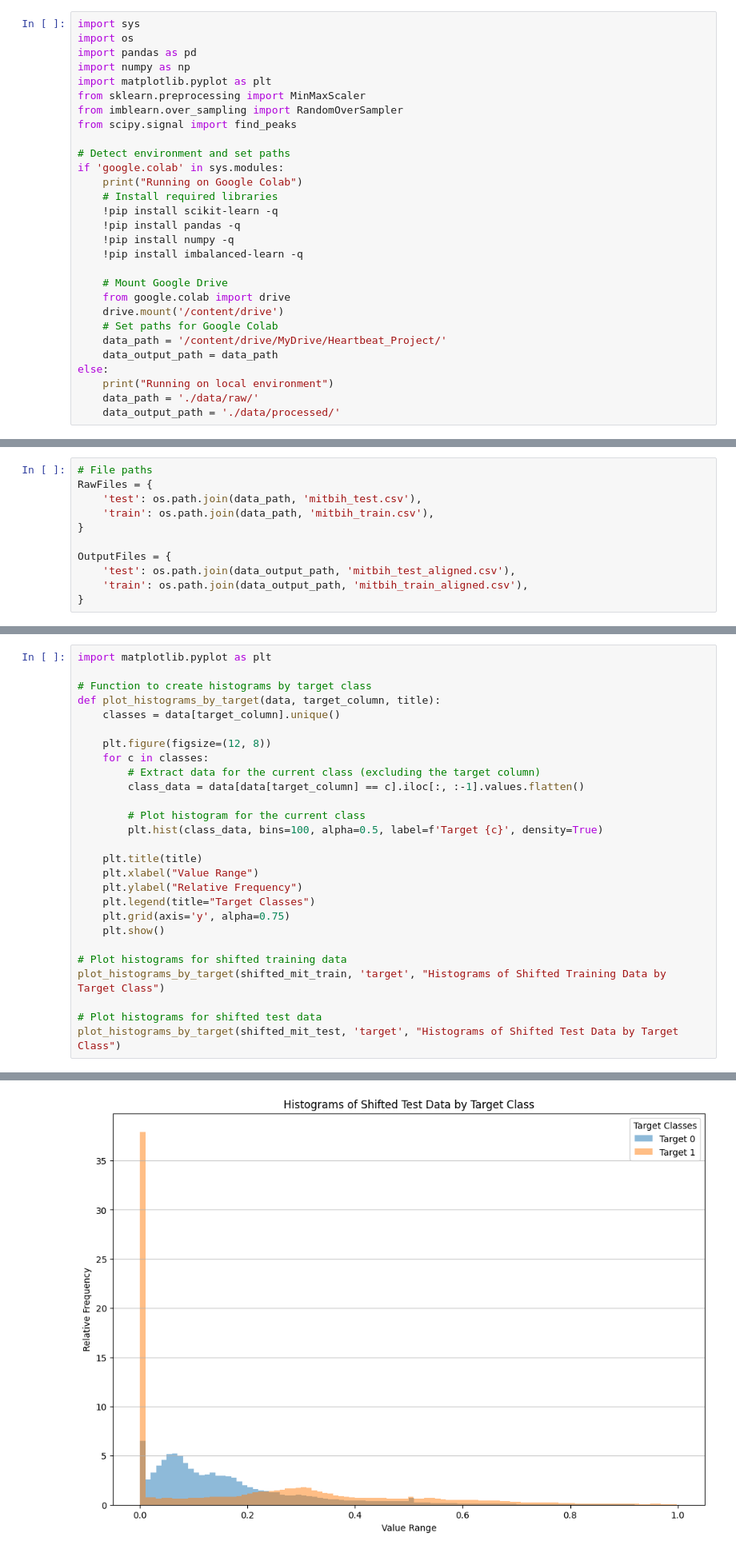
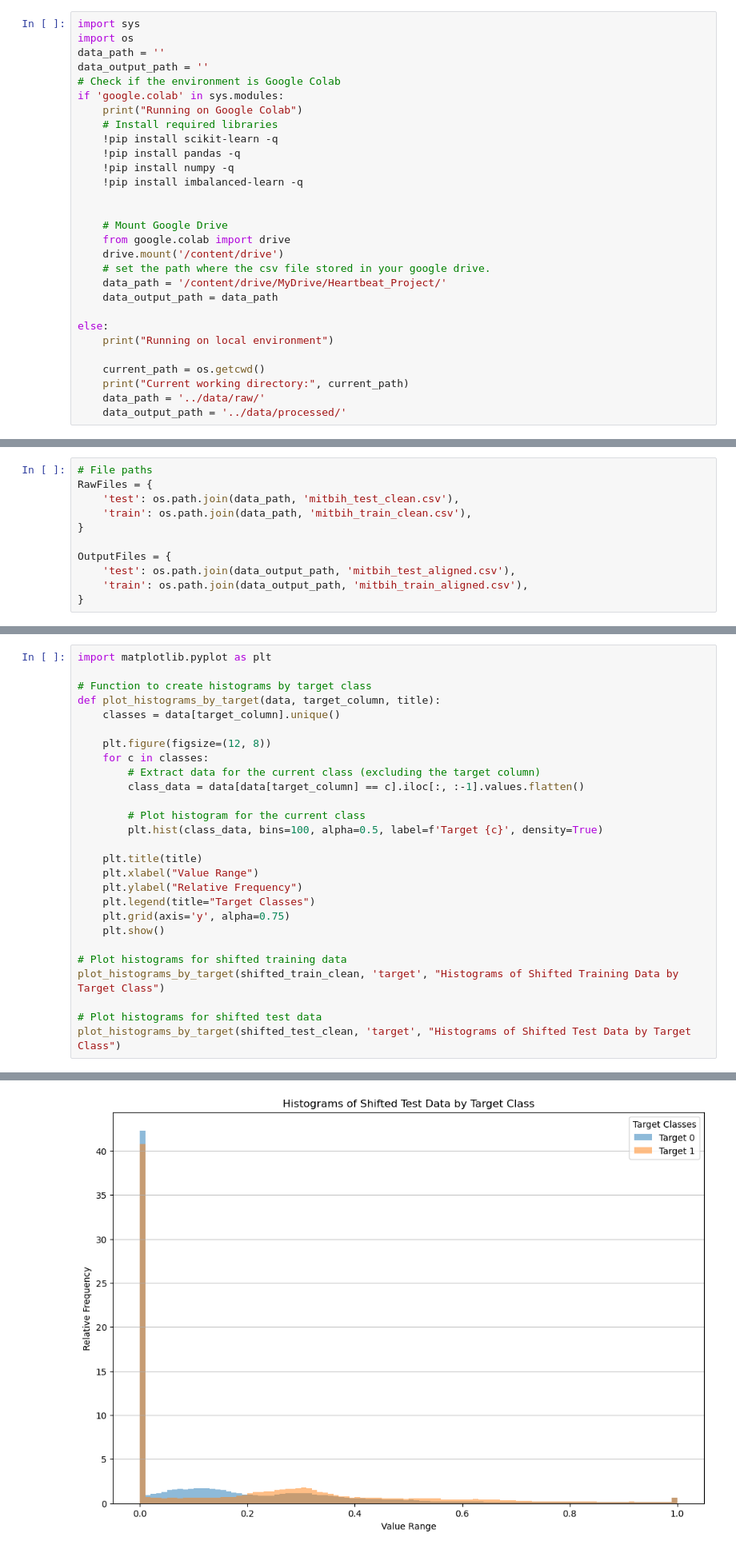
Before and after one commit to Ping-YUAN/heartbeat-analysis-ai, a Jupyter notebook: notebooks/preprocessing_mit_shift_minmax_oversampling.ipynb, the cells around one changed output, grey strips where cells are left out. Shown: that part at 80% size. Drawn from its saved outputs; the diff is of its cells as text.

Commit message:
hotfix shift

```diff
--- a/notebooks/preprocessing_mit_shift_minmax_oversampling.ipynb
+++ b/notebooks/preprocessing_mit_shift_minmax_oversampling.ipynb
@@ -20,14 +20,9 @@ mitbih_test_shift_minmax_oversampling.csv
 # %%
 import sys
 import os
-import pandas as pd
-import numpy as np
-import matplotlib.pyplot as plt
-from sklearn.preprocessing import MinMaxScaler
-from imblearn.over_sampling import RandomOverSampler
-from scipy.signal import find_peaks
-
-# Detect environment and set paths
+data_path = ''
+data_output_path = ''
+# Check if the environment is Google Colab
 if 'google.colab' in sys.modules:
     print("Running on Google Colab")
     # Install required libraries
@@ -36,15 +31,20 @@ if 'google.colab' in sys.modules:
     !pip install numpy -q
     !pip install imbalanced-learn -q
 
+
     # Mount Google Drive
     from google.colab import drive
     drive.mount('/content/drive')
-    # Set paths for Google Colab
+    # set the path where the csv file stored in your google drive.
     data_path = '/content/drive/MyDrive/Heartbeat_Project/'
     data_output_path = data_path
+
 else:
     print("Running on local environment")
-    data_path = './data/raw/'
-    data_output_path = './data/processed/'
+
+    current_path = os.getcwd()
+    print("Current working directory:", current_path)
+    data_path = '../data/raw/'
+    data_output_path = '../data/processed/'
 # %% [output]
 Running on local environment
@@ -52,8 +52,8 @@ Current working directory: c:\Users\igurs\Documents\GitHub\heartbeat-analysis-ai
 # %%
 # File paths
 RawFiles = {
-    'test': os.path.join(data_path, 'mitbih_test.csv'),
-    'train': os.path.join(data_path, 'mitbih_train.csv'),
+    'test': os.path.join(data_path, 'mitbih_test_clean.csv'),
+    'train': os.path.join(data_path, 'mitbih_train_clean.csv'),
 }
 
 OutputFiles = {
@@ -196,8 +189,8 @@ def plot_histograms_by_target(data, target_column, title):
     plt.show()
 
 # Plot histograms for shifted training data
-plot_histograms_by_target(shifted_mit_train, 'target', "Histograms of Shifted Training Data by Target Class")
+plot_histograms_by_target(shifted_train_clean, 'target', "Histograms of Shifted Training Data by Target Class")
 
 # Plot histograms for shifted test data
-plot_histograms_by_target(shifted_mit_test, 'target', "Histograms of Shifted Test Data by Target Class")
+plot_histograms_by_target(shifted_test_clean, 'target', "Histograms of Shifted Test Data by Target Class")
 # %% [output]
@@ -205,4 +198,4 @@ plot_histograms_by_target(shifted_mit_test, 'target', "Histograms of Shifted Tes
-[figure, old version]
+[figure, new version]
 # %%
 from datetime import datetime
 # Display the running time
```
Also changed, not shown: parts of 8 cells of this notebook.
